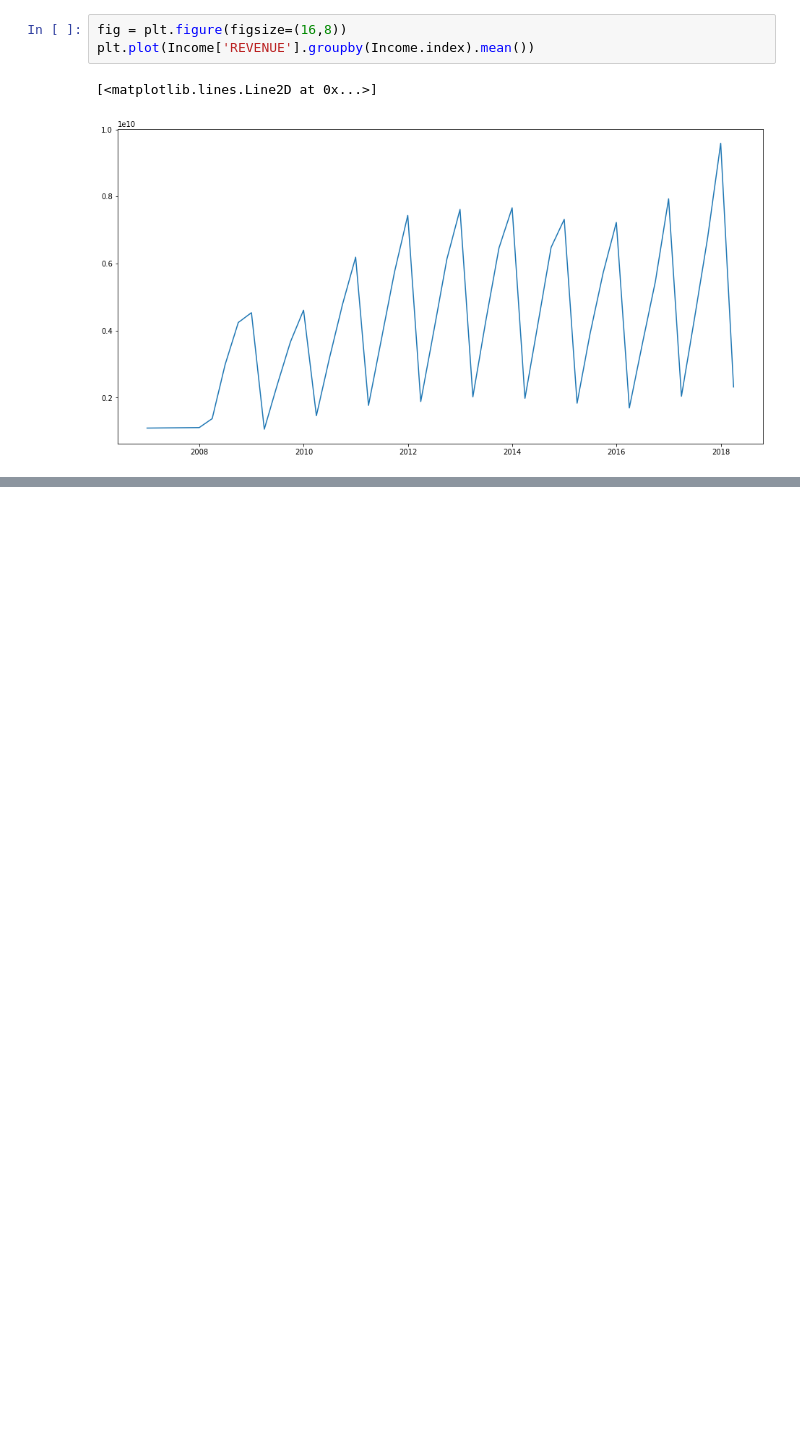
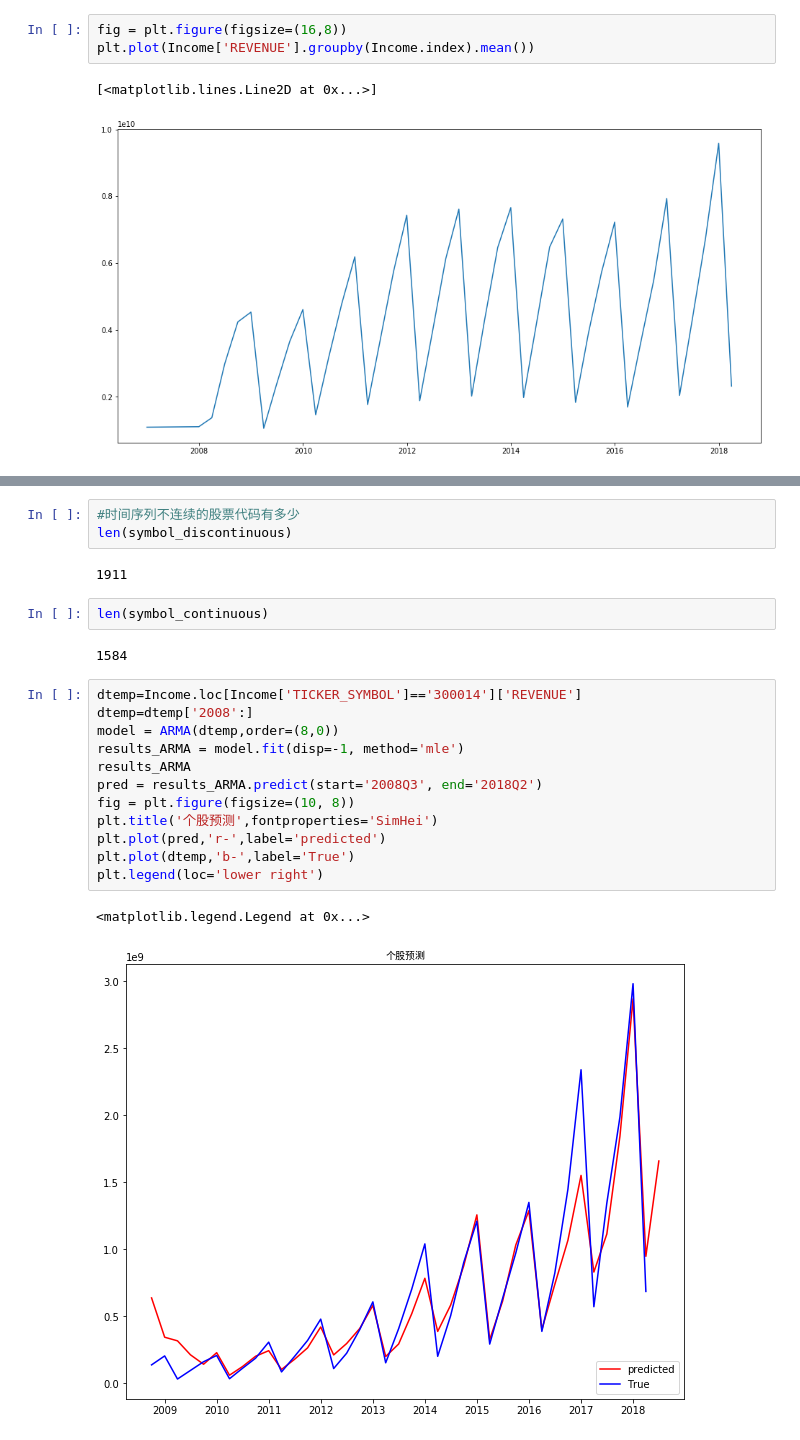
Before and after one commit to hyang1985/-, a Jupyter notebook: 上市公司营收预测.ipynb, the cells around one changed output, grey strips where cells are left out. Saved outputs shown, nothing was run; the diff lists cells and outputs as text; blank space fills up the shorter version.

```diff
--- a/上市公司营收预测.ipynb
+++ b/上市公司营收预测.ipynb
@@ -287,0 +319,24 @@ plt.legend(loc='lower right')
+# %%
+#时间序列不连续的股票代码有多少
+len(symbol_discontinuous)
+# %% [output]
+1911
+# %%
+len(symbol_continuous)
+# %% [output]
+1584
+# %%
+dtemp=Income.loc[Income['TICKER_SYMBOL']=='300014']['REVENUE']
+dtemp=dtemp['2008':]
+model = ARMA(dtemp,order=(8,0))
+results_ARMA = model.fit(disp=-1, method='mle')
+results_ARMA
+pred = results_ARMA.predict(start='2008Q3', end='2018Q2')
+fig = plt.figure(figsize=(10, 8))
+plt.title('个股预测',fontproperties='SimHei')
+plt.plot(pred,'r-',label='predicted')
+plt.plot(dtemp,'b-',label='True')
+plt.legend(loc='lower right')
+# %% [output]
+<matplotlib.legend.Legend at 0x...>
+[figure, added]
```
Also changed, not shown: parts of 15 cells of this notebook.
